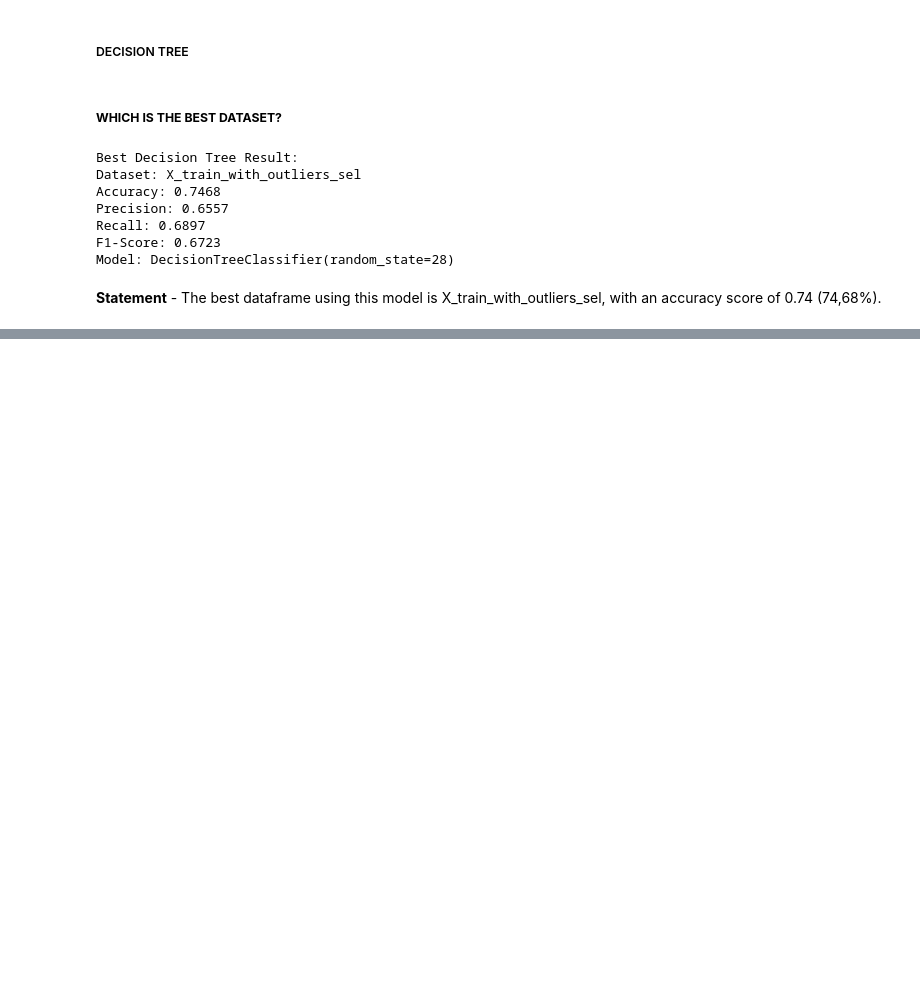
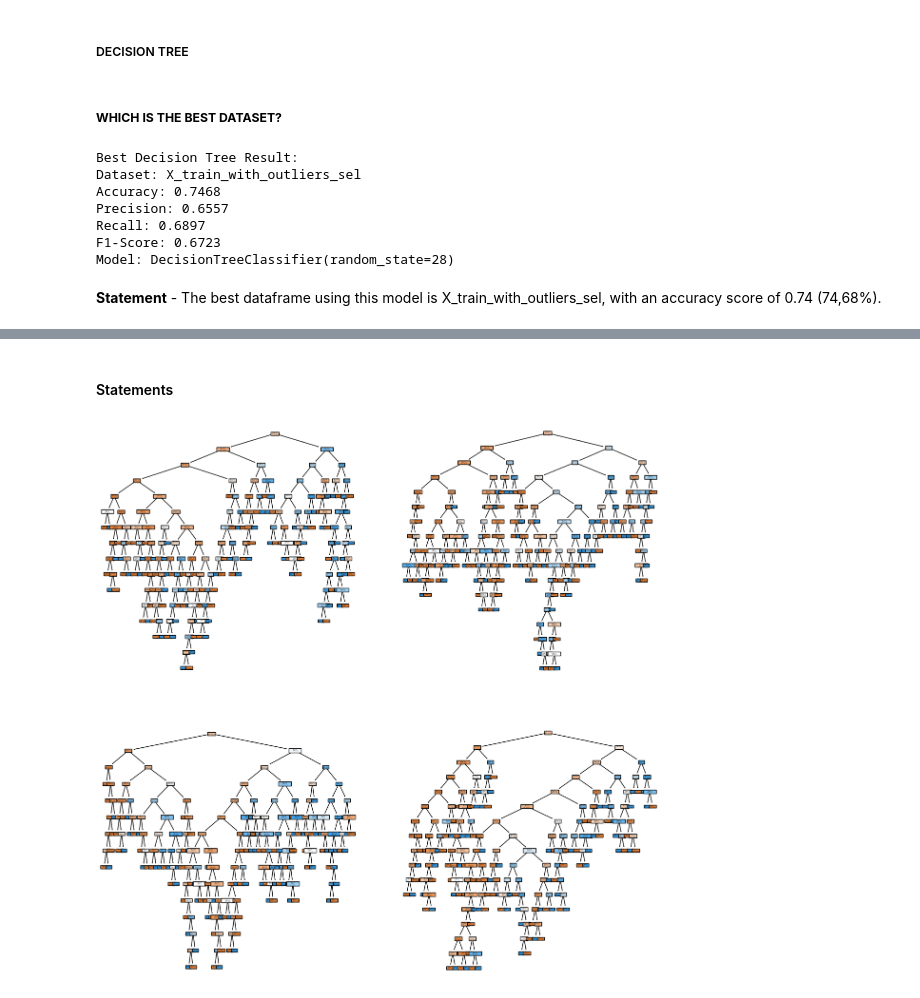
Before and after one commit to RitaViegas/RitaViegas---Decision-Tree-Project--main, a Jupyter notebook: src/explore.ipynb, the cells around one changed output, grey strips where cells are left out. Drawn from its saved outputs; the diff is of its cells as text; code cells hidden in the pictures; blank space fills up the shorter version.

```diff
--- a/src/explore.ipynb
+++ b/src/explore.ipynb
@@ -762 +857,18 @@ Test Accuracy (Best Model): 0.7532467532467533
+# %% [markdown]
+#### Statements
+# %%
+fig, axis = plt.subplots(2, 2, figsize=(15, 15))
+
+for i, ax in enumerate(axis.flat):
+    tree.plot_tree(
+        best_rf_model.estimators_[i],
+        ax=ax,
+        feature_names=X_train_without_outliers_sel.columns,
+        class_names=["No Diabetes", "Diabetes"],
+        filled=True
+    )
+
+plt.show()
+# %% [output]
+[figure, added]
 # %%
```
Also changed, not shown: parts of 25 cells of this notebook, 1 other file.
